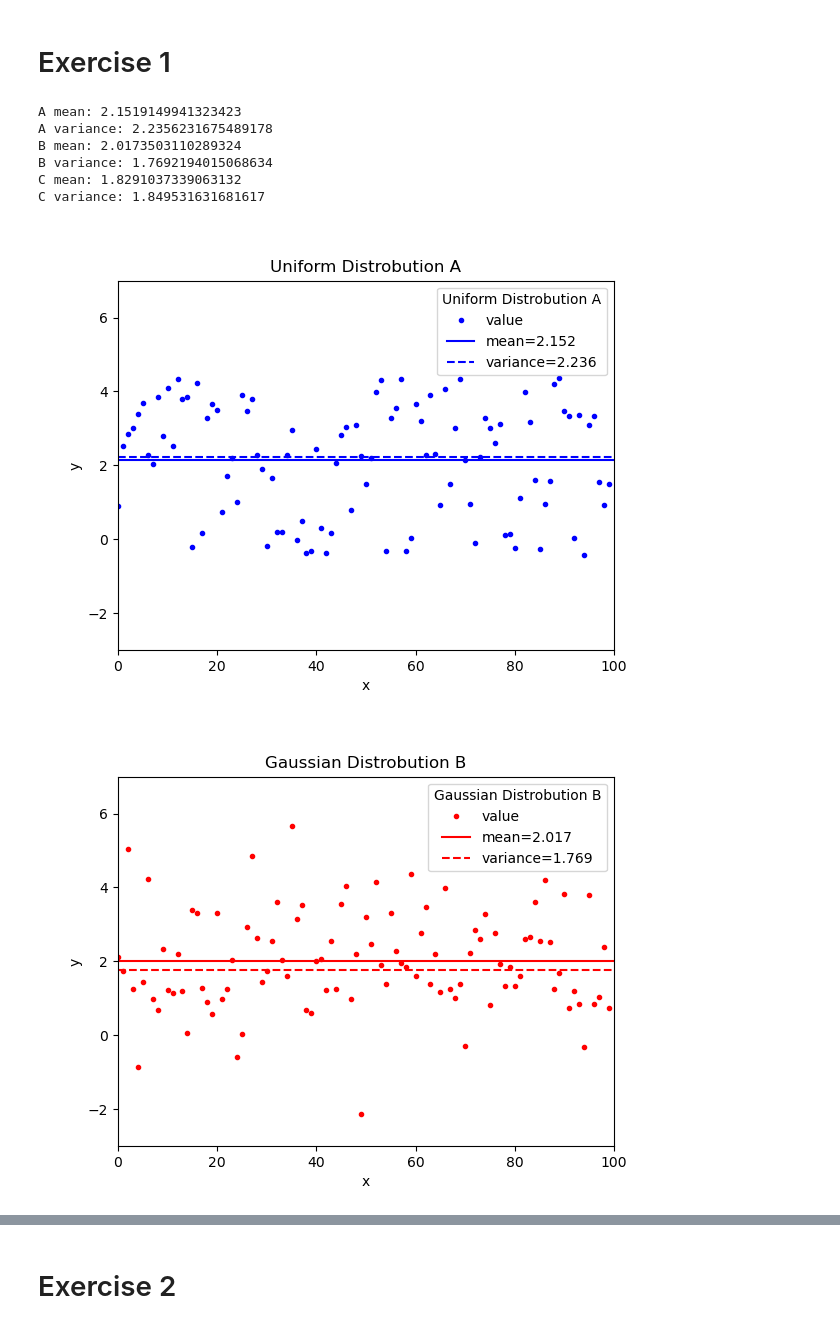
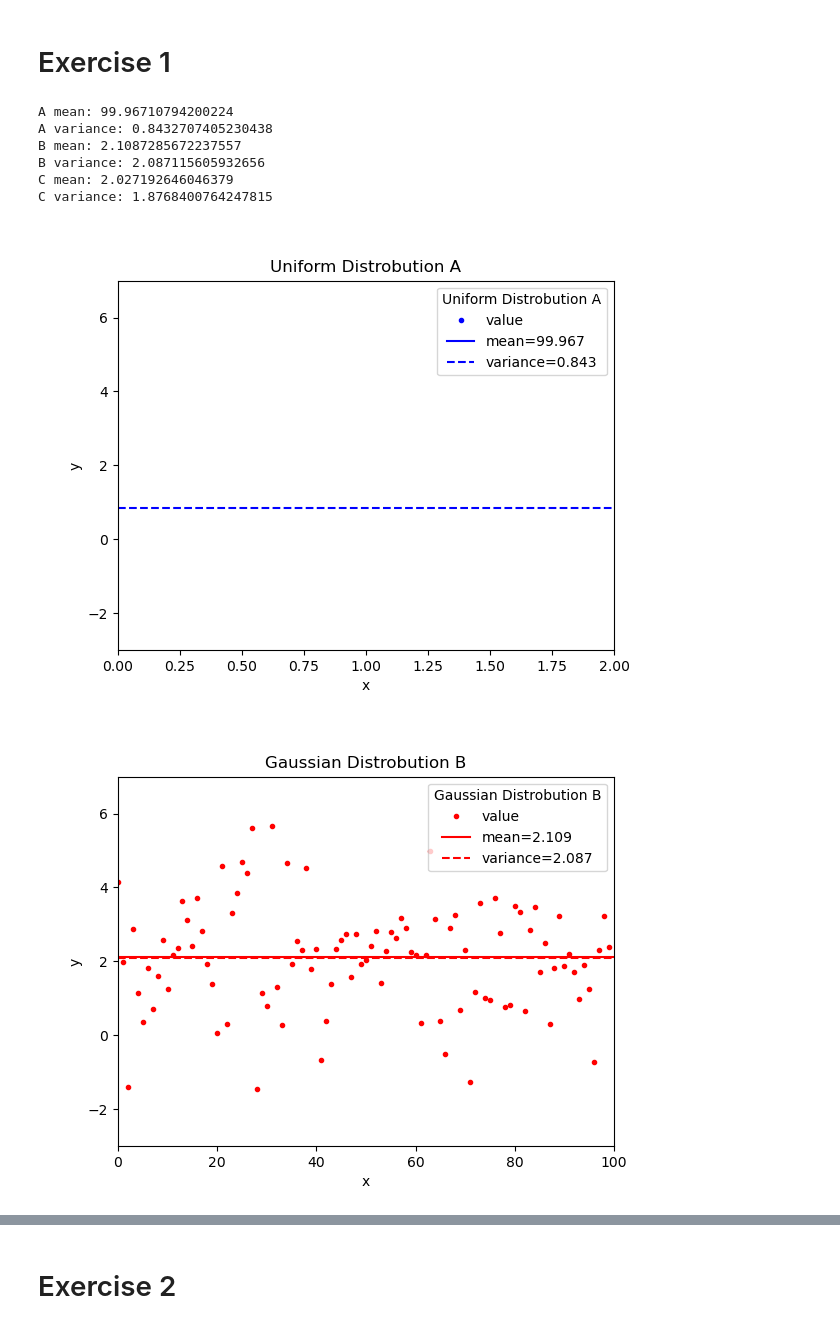
Before and after one commit to RedOrbweaver/STSex, a Jupyter notebook: ex0.ipynb, the cells around one changed output, grey strips where cells are left out. Cells and saved outputs as stored; diff of their text form; code cells hidden in the pictures.

```diff
--- a/ex0.ipynb
+++ b/ex0.ipynb
@@ -13,61 +13,62 @@ def CalcAB(mean:float, variance:float) -> tuple[float, float]:
     b = mean + math.sqrt(3)*math.sqrt(variance)
     a = mean - math.sqrt(3)*math.sqrt(variance)
     return [a, b]
-def UniformSequence(mean:float, variance:float, n:int):
+def GenSequenceUniform(mean:float, variance:float, n:int):
     a, b = CalcAB(mean, variance)
     seq = np.random.uniform(a, b, n)
     return seq
+def GenSequenceGauss(n, mean, variance):
+    return np.random.normal(mean, math.sqrt(variance), n)
+def GenSequenceLaplance(n, mean, variance):
+    return np.random.laplace(mean, math.sqrt(0.5*variance), n)
+def GenSequenceCauchy(n, a, b):
+    return stats.cauchy.rvs(a, b, n)
 
 meanABC = 2
 varianceABC = 2
 nABC = 100
 
-def GenSequencesABCD(n, mean, variance):
-    seqA = UniformSequence(mean, variance, n)
-
-
-    seqB = np.random.normal(mean, math.sqrt(variance), n)
-
-
-    seqC = np.random.laplace(mean, math.sqrt(0.5*variance), n)
-
-    seqD = stats.cauchy.rvs(loc=2, scale=1, size=100)
+def GenSequencesABCD(n, mean, variance, caucha=2, cauchb=1):
+    seqA = GenSequenceUniform(n, mean, variance)
+    seqB = GenSequenceGauss(n, mean, variance)
+    seqC = GenSequenceLaplance(n, mean, variance)
+    seqD = GenSequenceCauchy(n, caucha, cauchb)
 
     return seqA, seqB, seqC, seqD
 
 seqA, seqB, seqC, seqD = GenSequencesABCD(nABC, meanABC, varianceABC)
 
 print("A mean: " + str(np.mean(seqA)))
 print("A variance: " + str(np.var(seqA)))
 
 print("B mean: " + str(np.mean(seqB)))
 print("B variance: " + str(np.var(seqB)))
 
 print("C mean: " + str(np.mean(seqC)))
 print("C variance: " + str(np.var(seqC)))
 
 def DrawSequenceMeanVariance(seq, name, color, ymn=-3, ymx=7):
     fig = plt.figure()
     plt.axis((0, len(seq), ymn, ymx))
     plt.xlabel("x")
     plt.ylabel("y")
     plt.plot(seq, color + ".", label="value");
     plt.axhline(np.mean(seq), color = color, linestyle = "-",\
                 label="mean=" + str(round(np.mean(seq), 3)))
     plt.axhline(np.var(seq), color = color, linestyle = "--",\
                 label="variance=" + str(round(np.var(seq), 3)))
     plt.title(name)
     plt.legend(title=name)
 
 DrawSequenceMeanVariance(seqA, "Uniform Distrobution A", "b")
 DrawSequenceMeanVariance(seqB, "Gaussian Distrobution B", "r")
 DrawSequenceMeanVariance(seqC, "Laplace Distrobution C", "g")
 # %% [output]
-A mean: 2.1519149941323423
-A variance: 2.2356231675489178
-B mean: 2.0173503110289324
-B variance: 1.7692194015068634
-C mean: 1.8291037339063132
-C variance: 1.849531631681617
+A mean: 99.96710794200224
+A variance: 0.8432707405230438
+B mean: 2.1087285672237557
+B variance: 2.087115605932656
+C mean: 2.027192646046379
+C variance: 1.8768400764247815
-[figure, old version]
+[figure, new version]
-[figure, old version]
+[figure, new version]
```
Also changed, not shown: parts of 5 cells of this notebook.
